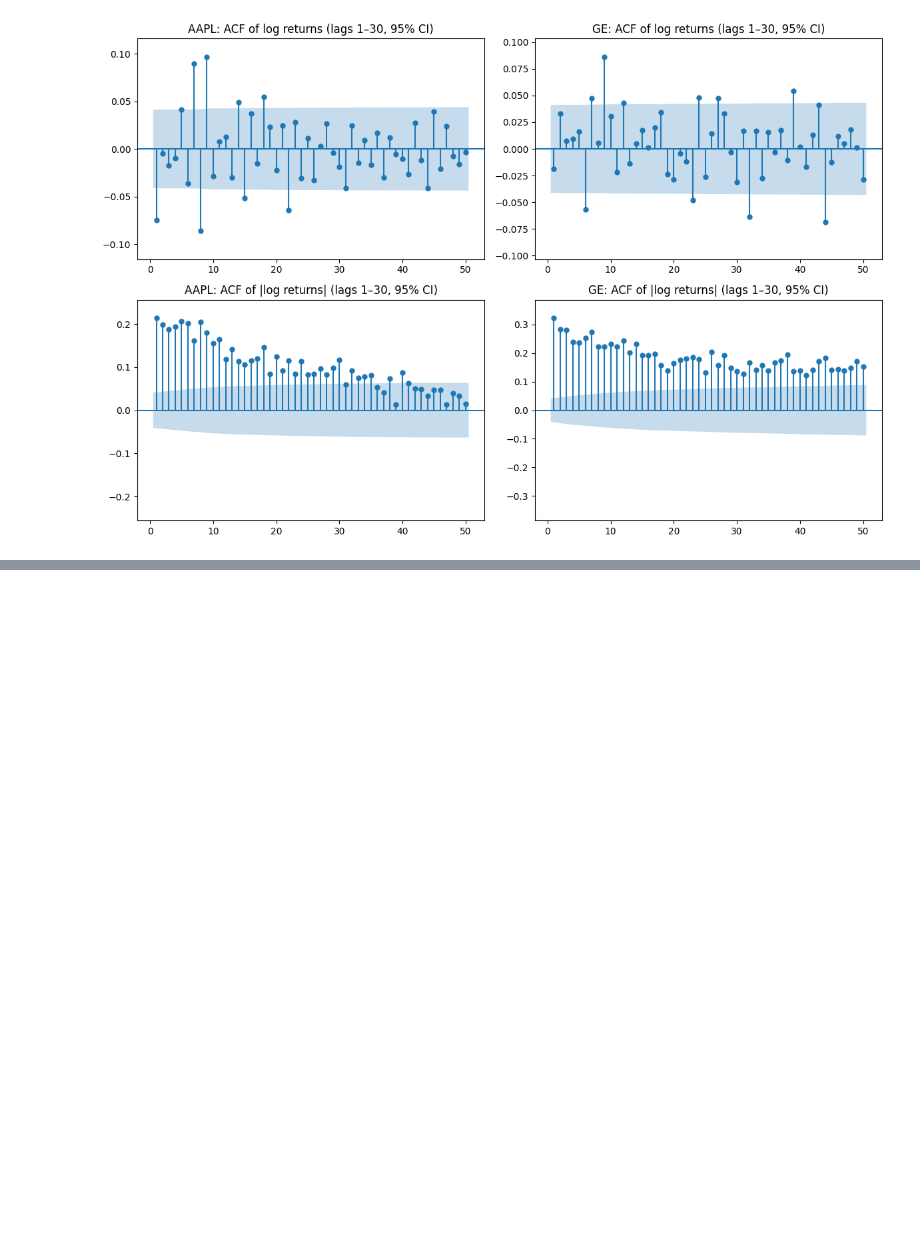
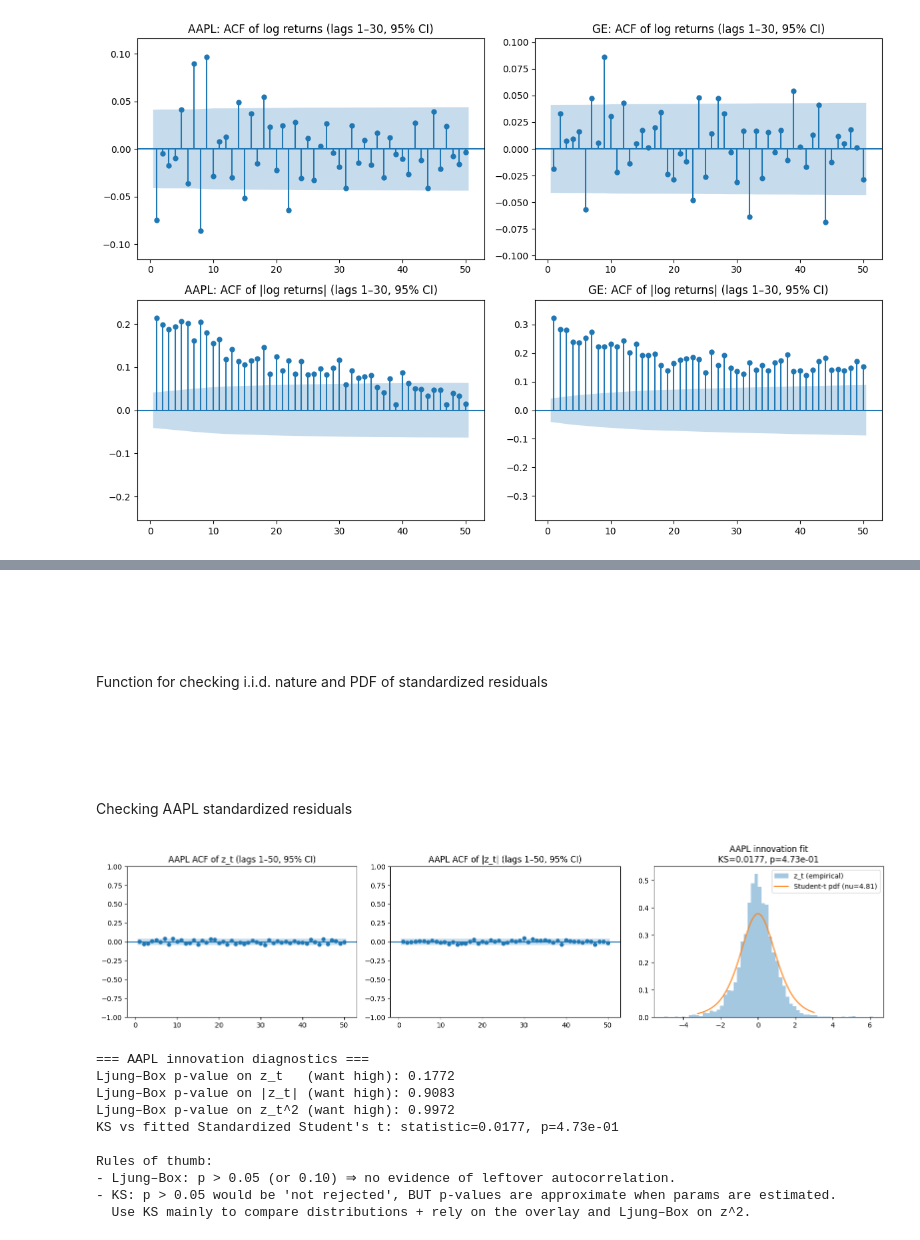
Before and after one commit to isak-drougge/applications-copula-methods-in-finance, a Jupyter notebook: notebooks/01_explore_marginal_distributions.ipynb, the cells around one changed output, grey strips where cells are left out. Drawn from its saved outputs; the diff is of its cells as text; code cells hidden in the pictures; blank space fills up the shorter version.

Commit message:
01: finishing extracting marginal distributions

```diff
--- a/notebooks/01_explore_marginal_distributions.ipynb
+++ b/notebooks/01_explore_marginal_distributions.ipynb
@@ -300,0 +475,3 @@ plt.show()
+# %%
+results_ge, models_ge = fit_vol_models(returns_ge_scaled, "GE")
+results_ge
@@ -300,0 +500,14 @@ plt.show()
+# %%
+best_specs = {
+    "AAPL": results_aapl.iloc[0],
+    "GE": results_ge.iloc[0],
+}
+
+best_res = {
+    "AAPL": models_appl[
+        (best_specs["AAPL"]["Model"], best_specs["AAPL"]["Dist"])
+    ],
+    "GE": models_ge[
+        (best_specs["GE"]["Model"], best_specs["GE"]["Dist"])
+    ],
+}
@@ -300,0 +520,20 @@ plt.show()
+# %%
+def extract_vol_and_residuals(returns, res, scale=100.0):
+    """
+    returns: unscaled returns Series (log returns)
+    res: ARCHModelResult fitted on scaled returns (e.g. 100*returns)
+    scale: scaling factor used in fitting
+    """
+    df = pd.DataFrame(index=returns.index)
+
+    df["return"] = returns
+    df["sigma"] = res.conditional_volatility / scale
+    df["resid"] = res.resid / scale
+    df["z"] = res.std_resid
+
+    # PIT using the fitted innovation distribution
+    dist = res.model.distribution
+    dist_params = res.params[dist.parameter_names()].to_numpy()
+    df["u"] = dist.cdf(df["z"].to_numpy(), dist_params)
+
+    return df.dropna()
@@ -300,0 +610,3 @@ plt.show()
+# %% [markdown]
+<br><br><br><br>
+Function for checking i.i.d. nature and PDF of standardized residuals
@@ -300,0 +696,17 @@ plt.show()
+# %% [markdown]
+<br><br><br><br>
+Checking AAPL standardized residuals
+# %%
+diag_aapl = innovation_diagnostics(aapl_garch, best_res["AAPL"], name="AAPL", lags=50)
+# %% [output]
+[figure, added]
+=== AAPL innovation diagnostics ===
+Ljung–Box p-value on z_t   (want high): 0.1772
+Ljung–Box p-value on |z_t| (want high): 0.9083
+Ljung–Box p-value on z_t^2 (want high): 0.9972
+KS vs fitted Standardized Student's t: statistic=0.0177, p=4.73e-01
+
+Rules of thumb:
+- Ljung–Box: p > 0.05 (or 0.10) ⇒ no evidence of leftover autocorrelation.
+- KS: p > 0.05 would be 'not rejected', BUT p-values are approximate when params are estimated.
+  Use KS mainly to compare distributions + rely on the overlay and Ljung–Box on z^2.
```
Also changed, not shown: parts of 37 cells of this notebook.
